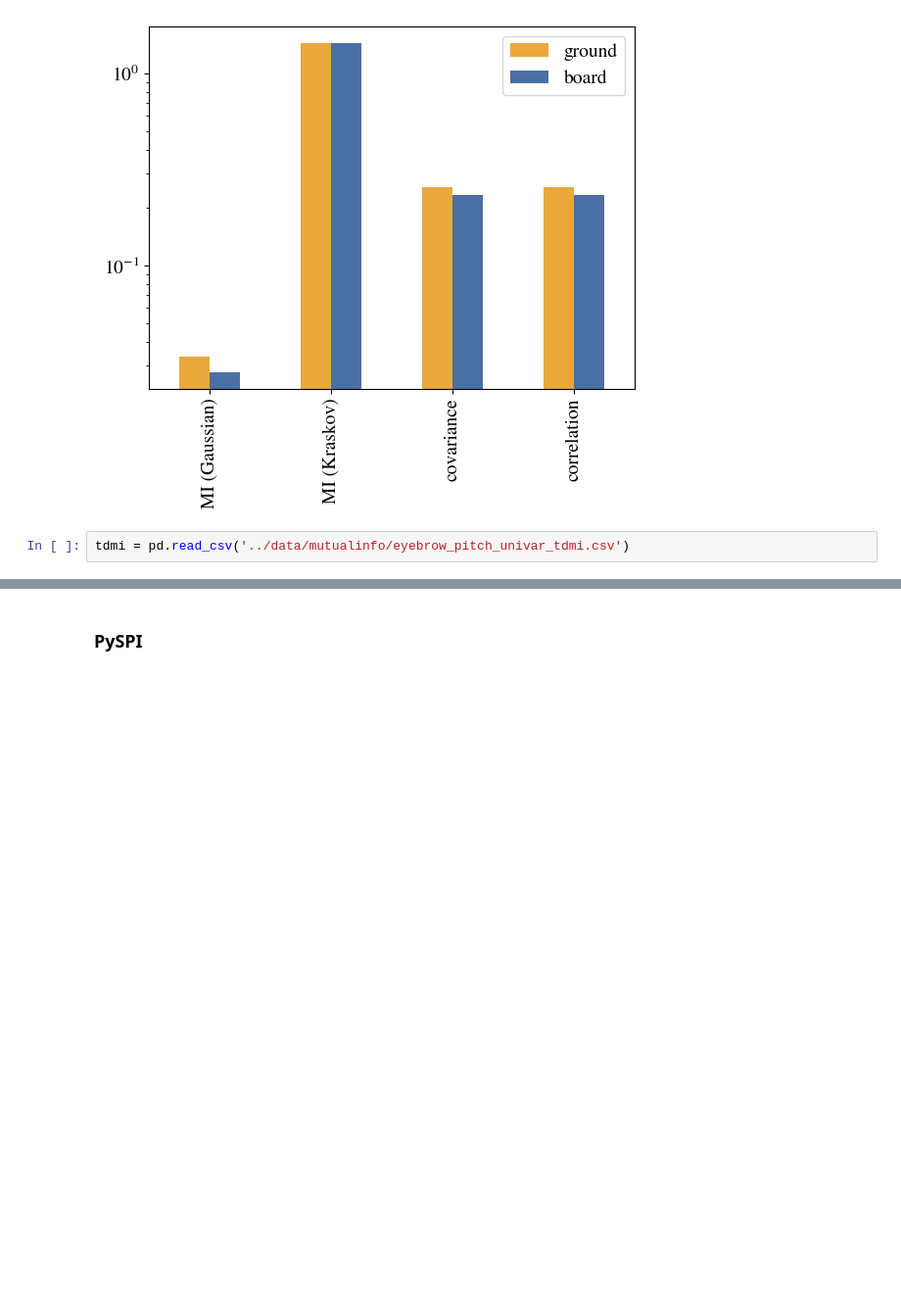
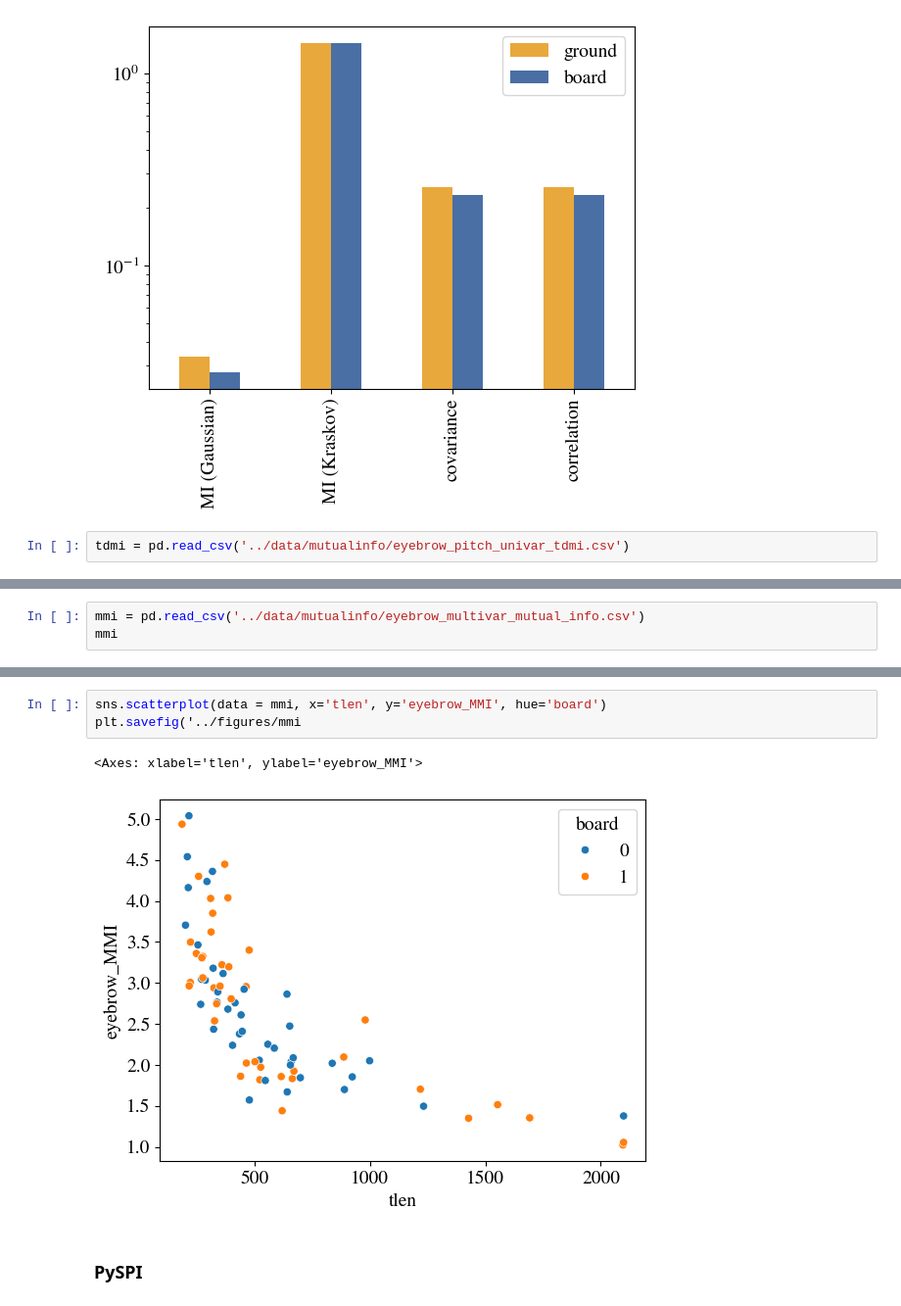
Before and after one commit to mearlboro/RaisedExpectations, a Jupyter notebook: notebooks/Interactions.ipynb, the cells around one changed output, grey strips where cells are left out. Shown at 98% size. Cells and saved outputs as stored; diff of their text form; blank space fills up the shorter version.

```diff
--- a/notebooks/Interactions.ipynb
+++ b/notebooks/Interactions.ipynb
@@ -97,0 +99,3 @@ plt.savefig('../figures/tdmi_pitch_vs_brow.png')
+# %%
+mmi = pd.read_csv('../data/mutualinfo/eyebrow_multivar_mutual_info.csv')
+mmi
@@ -98,3 +116,9 @@ plt.savefig('../figures/tdmi_pitch_vs_brow.png')
+# %%
+sns.scatterplot(data = mmi, x='tlen', y='eyebrow_MMI', hue='board')
+plt.savefig('../figures/mmi
+# %% [output]
+<Axes: xlabel='tlen', ylabel='eyebrow_MMI'>
+[figure, added]
 # %% [markdown]
 ### PySPI
 # %%
```
Also changed, not shown: parts of 4 cells of this notebook, 2 other files.
